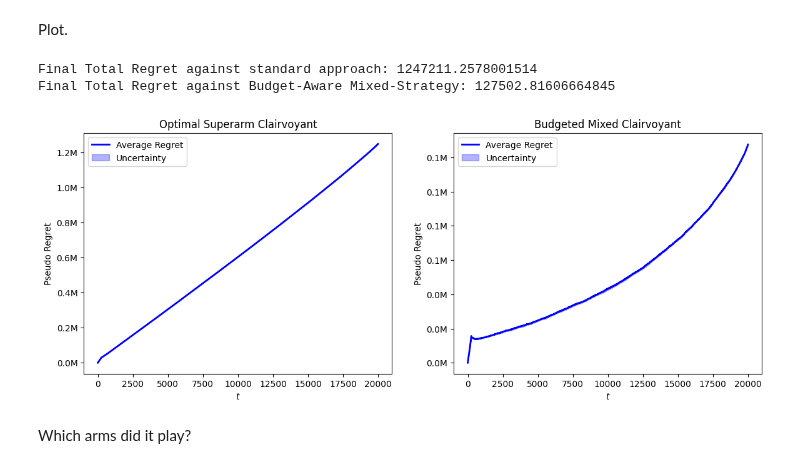
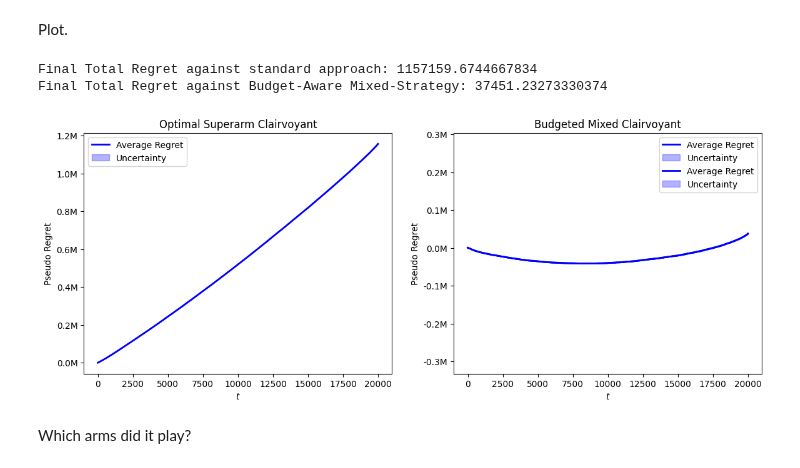
Before and after one commit to peetceenatoo/online-learning, a Jupyter notebook: R2.ipynb, the cells around one changed output. Drawn from its saved outputs; the diff is of its cells as text; code cells hidden in the pictures.

```diff
--- a/R2.ipynb
+++ b/R2.ipynb
@@ -452,16 +402,14 @@ _ = plt.legend()
 # %% [markdown]
 Instead of forcing every arm, let's try by forcing every superarm.
 # %%
-R_lcb = np.array([buyers_per_round * (np.max(price_grids[i]) - costs[i]) for i in range(N)]) / N / best_z
-
 class CombinatorialUCB:
-    def __init__(self, N, K, B, T, price_grids, R_ucb, R_lcb):
+    def __init__(self, N, K, B, T, price_grids, R_ucb, C_lcb):
         self.N = N                      # Number of products
         self.K = K                      # Number of prices per product
         self.B = B                      # Total budget (inventory)
         self.T = T                      # Horizon
         self.R_ucb = R_ucb              # For reward UCB
-        self.R_lcb = R_lcb              # For sales LCB
+        self.C_lcb = C_lcb              # For sales LCB
         self.price_grids = price_grids
         self.rho = rho                  # Budget per round
         self.t = 0
@@ -495,7 +443,7 @@ class CombinatorialUCB:
             for k in range(self.K):
                 # Compute UCB and LCB bounds
                 bound_ucb = self.R_ucb[i] * np.sqrt(2 * np.log(self.T) / self.N_pulls[i, k])
-                bound_lcb = self.R_lcb[i] * np.sqrt(2 * np.log(self.T) / self.N_pulls[i, k])
+                bound_lcb = self.C_lcb[i] * np.sqrt(2 * np.log(self.T) / self.N_pulls[i, k])
                 ucb[i, k] = self.avg_rewards[i, k] + bound_ucb
                 lcb_sales[i, k] = max(0, self.avg_sales[i, k] - bound_lcb)
 
@@ -559,7 +507,7 @@ for seed in range(n_trials):
     np.random.seed(seed)
     env = PricingEnvironmentMultiProduct(costs=costs, mean_valuations=values, std_valuations=std_valuations, buyers_per_round=buyers_per_round)
 
-    agent = CombinatorialUCB(N, K, B, T, price_grids, R_ucb=R_ucb, R_lcb=R_lcb)
+    agent = CombinatorialUCB(N, K, B, T, price_grids, R_ucb=R_ucb, C_lcb=C_lcb)
     regret_over_time_this_trial = []
     regret_over_time_this_trial_mixed = []
     sales_per_round = []
@@ -646,13 +596,13 @@ $$
 $$ UCB1(i) = \bar{\mu}_i + \sqrt{\frac{2 \ln t}{n_i}} $$
 # %%
 class CombinatorialUCB:
-    def __init__(self, N, K, B, T, price_grids, R_ucb, R_lcb):
+    def __init__(self, N, K, B, T, price_grids, R_ucb, C_lcb):
         self.N = N                      # Number of products
         self.K = K                      # Number of prices per product
         self.B = B                      # Total budget (inventory)
         self.T = T                      # Horizon
         self.R_ucb = R_ucb              # For reward UCB
-        self.R_lcb = R_lcb              # For sales LCB
+        self.C_lcb = C_lcb              # For sales LCB
         self.price_grids = price_grids
         self.rho = rho                  # Budget per round
         self.t = 0
@@ -674,19 +624,20 @@ class CombinatorialUCB:
             self.last_superarm = None
             return None
 
-        if self.untried_superarms:
-            arm = self.untried_superarms.pop()
-            self.last_superarm = arm
-            return arm
-
         # Compute UCB and LCB for all (i, k)
         ucb = np.zeros((self.N, self.K))
         lcb_sales = np.zeros((self.N, self.K))
         for i in range(self.N):
             for k in range(self.K):
+                if self.N_pulls[i, k] == 0:
+                    # Force exploration: pick this (i, k) with random others
+                    arm = [np.random.choice(range(self.K)) for _ in range(self.N)]
+                    arm[i] = k
+                    self.last_superarm = tuple(arm)
+                    return self.last_superarm
                 # Compute UCB and LCB bounds
                 bound_ucb = self.R_ucb[i] * np.sqrt(2 * np.log(self.T) / self.N_pulls[i, k])
-                bound_lcb = self.R_lcb[i] * np.sqrt(2 * np.log(self.T) / self.N_pulls[i, k])
+                bound_lcb = self.C_lcb[i] * np.sqrt(2 * np.log(self.T) / self.N_pulls[i, k])
                 ucb[i, k] = self.avg_rewards[i, k] + bound_ucb
                 lcb_sales[i, k] = max(0, self.avg_sales[i, k] - bound_lcb)
 
@@ -704,6 +655,7 @@ class CombinatorialUCB:
         self.last_superarm = self.super_arms[action_idx]
 
         return self.last_superarm
+
 
     def solve_lp(self, ucb_rewards, lcb_sales):
         c = -ucb_rewards
@@ -751,7 +703,7 @@ for seed in range(n_trials):
     np.random.seed(seed)
     env = PricingEnvironmentMultiProduct(costs=costs, mean_valuations=values, std_valuations=std_valuations, buyers_per_round=buyers_per_round)
 
-    agent = CombinatorialUCB(N, K, B, T, price_grids, R_ucb=R_ucb, R_lcb=R_lcb)
+    agent = CombinatorialUCB(N, K, B, T, price_grids, R_ucb=R_ucb, C_lcb=C_lcb)
     regret_over_time_this_trial = []
     regret_over_time_this_trial_mixed = []
     current_run_actions = []
@@ -796,31 +748,37 @@ Plot.
 # %%
 # --- Plotting Average Cumulative Regret (Pseudo Regret) ---
 print("Final Total Regret against standard approach:", average_regret[-1])
 print("Final Total Regret against Budget-Aware Mixed-Strategy:", average_regret_mixed[-1])
 
 fig, (ax1, ax2) = plt.subplots(1, 2, figsize=(14, 5), sharex=False)
 
 ax1.plot(np.arange(0, T), average_regret, 'b-', linewidth=2, label='Average Regret')
 ax1.fill_between(np.arange(0, T), average_regret - regret_sd / np.sqrt(n_trials), average_regret + regret_sd / np.sqrt(n_trials), alpha=0.3, color='blue', label='Uncertainty')
 ax1.set_title('Optimal Superarm Clairvoyant')
 ax1.set_xlabel('$t$')
 ax1.set_ylabel('Pseudo Regret')
 ax1.legend()
 ax1.xaxis.set_major_locator(matplotlib.ticker.MaxNLocator(integer=True))
 ax1.yaxis.set_major_formatter(matplotlib.ticker.FuncFormatter(millions_formatter))
 
 ax2.plot(np.arange(0, T), average_regret_mixed, 'b-', linewidth=2, label='Average Regret')
 ax2.fill_between(np.arange(0, T), average_regret_mixed - regret_sd / np.sqrt(n_trials), average_regret_mixed + regret_sd_mixed / np.sqrt(n_trials), alpha=0.3, color='blue', label='Uncertainty')
 ax2.set_title('Budgeted Mixed Clairvoyant')
 ax2.set_xlabel('$t$')
+ax2.set_ylabel('Pseudo Regret')# Plot on ax2 with the same y-axis limits as ax1
+ax2.plot(np.arange(0, T), average_regret_mixed, 'b-', linewidth=2, label='Average Regret')
+ax2.fill_between(np.arange(0, T), average_regret_mixed - regret_sd / np.sqrt(n_trials), average_regret_mixed + regret_sd_mixed / np.sqrt(n_trials), alpha=0.3, color='blue', label='Uncertainty')
+ax2.set_title('Budgeted Mixed Clairvoyant')
+ax2.set_xlabel('$t$')
 ax2.set_ylabel('Pseudo Regret')
 ax2.legend()
 ax2.xaxis.set_major_locator(matplotlib.ticker.MaxNLocator(integer=True))
 ax2.yaxis.set_major_formatter(matplotlib.ticker.FuncFormatter(millions_formatter))
+_ = ax2.set_ylim([y/2 - max(ax1.get_ylim())/4 for y in ax1.get_ylim()])  # Match y-limits
 # %% [output]
-Final Total Regret against standard approach: 1247211.2578001514
-Final Total Regret against Budget-Aware Mixed-Strategy: 127502.81606664845
+Final Total Regret against standard approach: 1157159.6744667834
+Final Total Regret against Budget-Aware Mixed-Strategy: 37451.23273330374
-[figure, old version]
+[figure, new version]
 # %% [markdown]
 Which arms did it play?
 # %%
```
Also changed, not shown: parts of 11 cells of this notebook, 2 other files.
